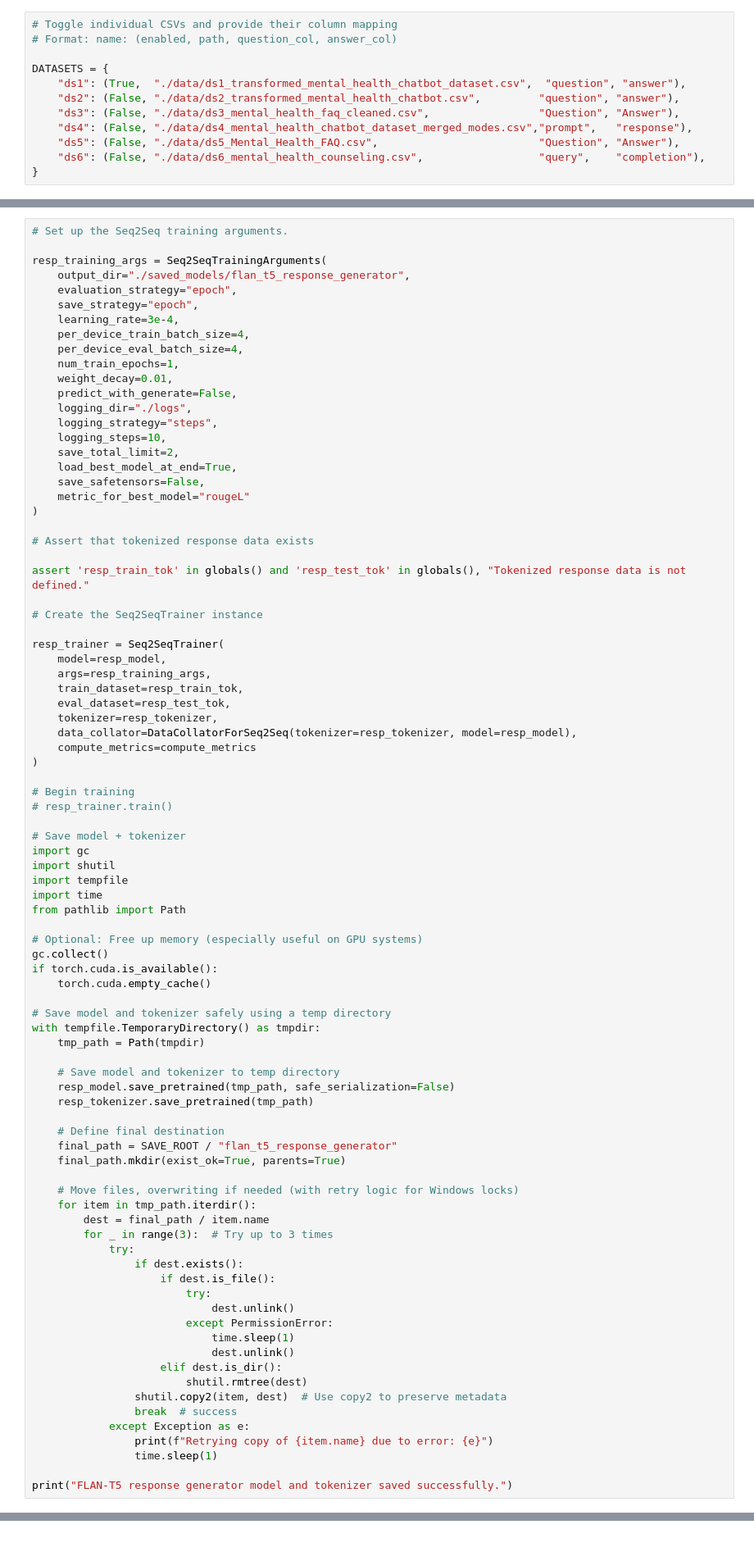
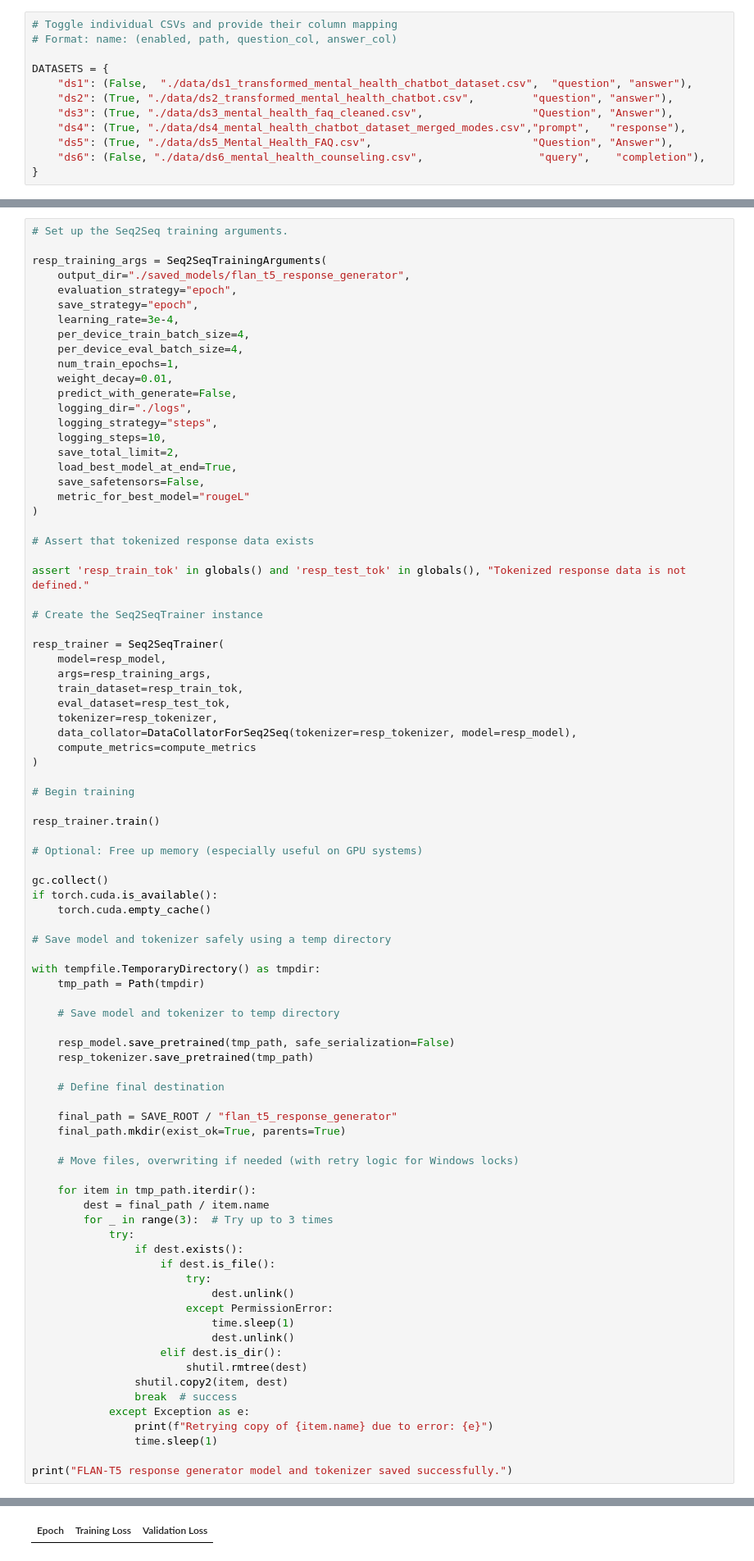
Before and after one commit to mward2020/Project_3, a Jupyter notebook: mental_health_chatbot_happy_brain.ipynb, the cells around one changed output, grey strips where cells are left out. Shown: that part at 82% size. Cells and saved outputs as stored; diff of their text form.

```diff
--- a/mental_health_chatbot_happy_brain.ipynb
+++ b/mental_health_chatbot_happy_brain.ipynb
@@ -180,11 +209,11 @@ FORCED device: cpu
 # Format: name: (enabled, path, question_col, answer_col)
 
 DATASETS = {
-    "ds1": (True,  "./data/ds1_transformed_mental_health_chatbot_dataset.csv",  "question", "answer"),
-    "ds2": (False, "./data/ds2_transformed_mental_health_chatbot.csv",         "question", "answer"),
-    "ds3": (False, "./data/ds3_mental_health_faq_cleaned.csv",                 "Question", "Answer"),
-    "ds4": (False, "./data/ds4_mental_health_chatbot_dataset_merged_modes.csv","prompt",   "response"),
-    "ds5": (False, "./data/ds5_Mental_Health_FAQ.csv",                         "Question", "Answer"),
+    "ds1": (False,  "./data/ds1_transformed_mental_health_chatbot_dataset.csv",  "question", "answer"),
+    "ds2": (True, "./data/ds2_transformed_mental_health_chatbot.csv",         "question", "answer"),
+    "ds3": (True, "./data/ds3_mental_health_faq_cleaned.csv",                 "Question", "Answer"),
+    "ds4": (True, "./data/ds4_mental_health_chatbot_dataset_merged_modes.csv","prompt",   "response"),
+    "ds5": (True, "./data/ds5_Mental_Health_FAQ.csv",                         "Question", "Answer"),
     "ds6": (False, "./data/ds6_mental_health_counseling.csv",                  "query",    "completion"),
 }
 # %%
@@ -868,33 +949,32 @@ resp_trainer = Seq2SeqTrainer(
 )
 
 # Begin training
-# resp_trainer.train()
 
-# Save model + tokenizer
-import gc
-import shutil
-import tempfile
-import time
-from pathlib import Path
+resp_trainer.train()
 
 # Optional: Free up memory (especially useful on GPU systems)
+
 gc.collect()
 if torch.cuda.is_available():
     torch.cuda.empty_cache()
 
 # Save model and tokenizer safely using a temp directory
+
 with tempfile.TemporaryDirectory() as tmpdir:
     tmp_path = Path(tmpdir)
 
     # Save model and tokenizer to temp directory
+
     resp_model.save_pretrained(tmp_path, safe_serialization=False)
     resp_tokenizer.save_pretrained(tmp_path)
 
     # Define final destination
+
     final_path = SAVE_ROOT / "flan_t5_response_generator"
     final_path.mkdir(exist_ok=True, parents=True)
 
     # Move files, overwriting if needed (with retry logic for Windows locks)
+
     for item in tmp_path.iterdir():
         dest = final_path / item.name
         for _ in range(3):  # Try up to 3 times
@@ -908,7 +988,7 @@ with tempfile.TemporaryDirectory() as tmpdir:
                             dest.unlink()
                     elif dest.is_dir():
                         shutil.rmtree(dest)
-                shutil.copy2(item, dest)  # Use copy2 to preserve metadata
+                shutil.copy2(item, dest)
                 break  # success
             except Exception as e:
                 print(f"Retrying copy of {item.name} due to error: {e}")
@@ -923,3 +1001,4 @@ FLAN-T5 response generator model and tokenizer saved successfully.
+| Epoch | Training Loss | Validation Loss |
 # %%
 # Load the saved FLAN-T5 response generator model from disk
 
```
Also changed, not shown: parts of 25 cells of this notebook, 2 other files.
